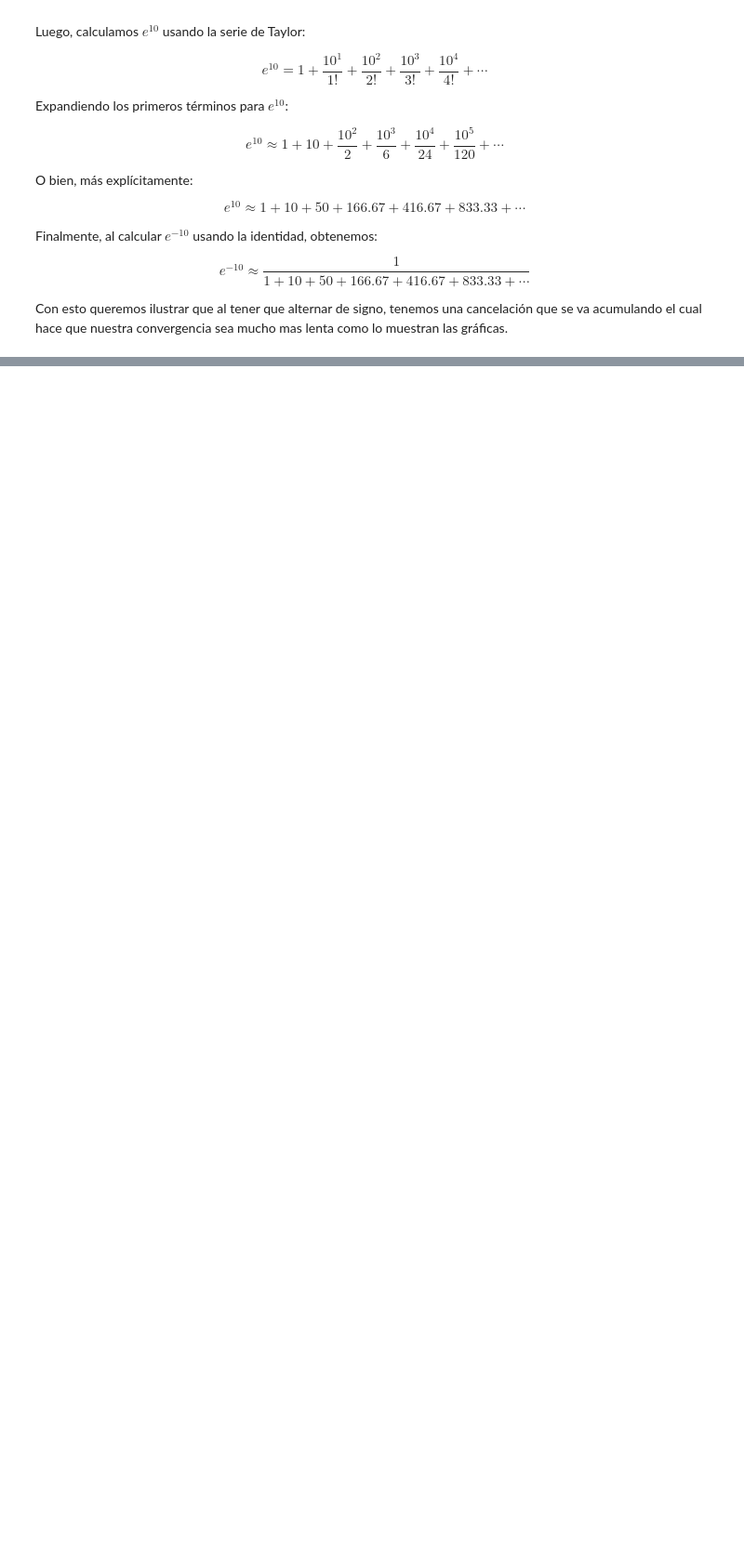
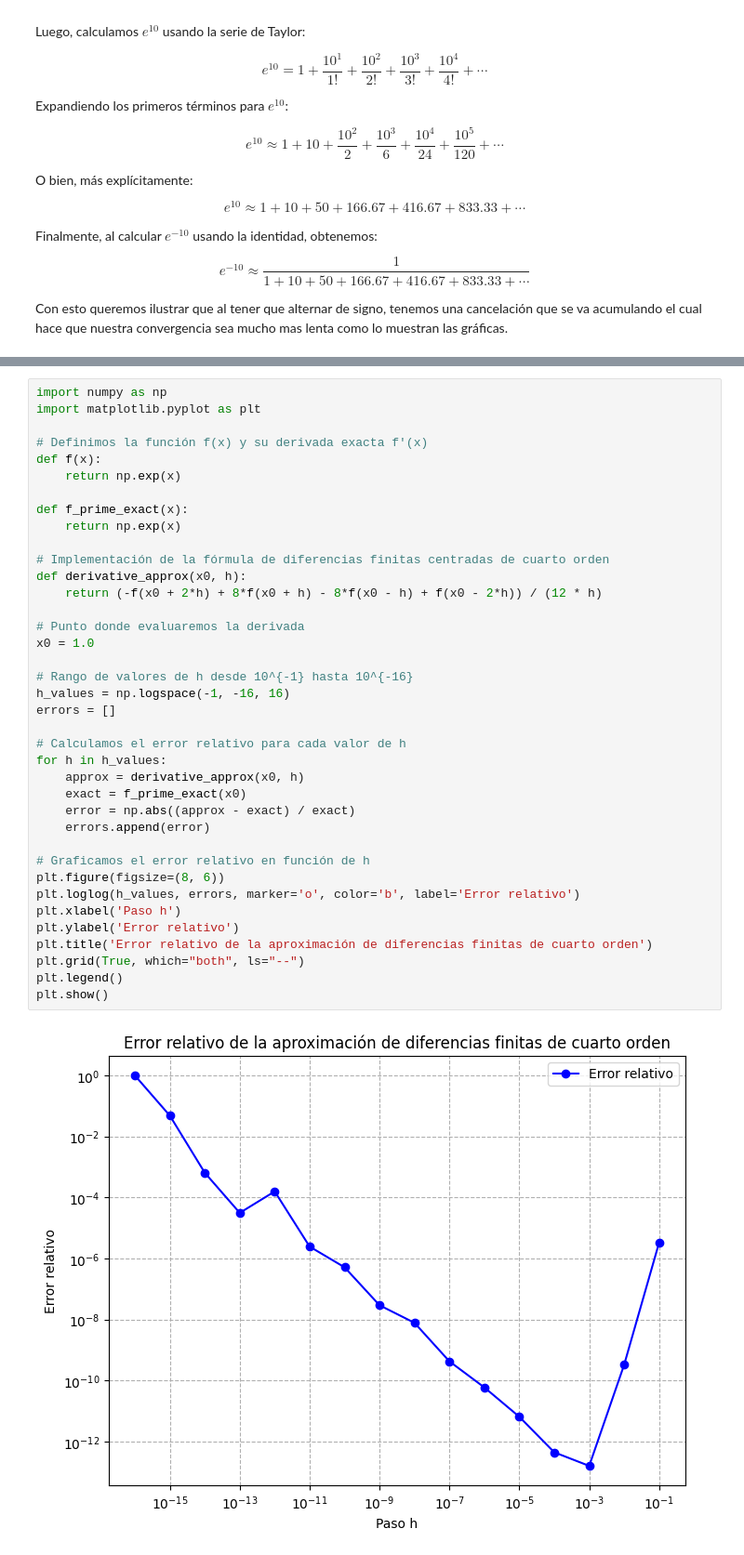
Before and after one commit to Things-I-learn/Analisis-Numerico-2024, a Jupyter notebook: Exponencial_error.ipynb, the cells around one changed output, grey strips where cells are left out. Shown at 93% size. Cells and saved outputs as stored; diff of their text form; blank space fills up the shorter version.

Commit message:
Error en diferencias finitas de cuarto orden

```diff
--- a/Exponencial_error.ipynb
+++ b/Exponencial_error.ipynb
@@ -193,0 +196,40 @@ Con esto queremos ilustrar que al tener que alternar de signo, tenemos una cance
+# %%
+import numpy as np
+import matplotlib.pyplot as plt
+
+# Definimos la función f(x) y su derivada exacta f'(x)
+def f(x):
+    return np.exp(x)
+
+def f_prime_exact(x):
+    return np.exp(x)
+
+# Implementación de la fórmula de diferencias finitas centradas de cuarto orden
+def derivative_approx(x0, h):
+    return (-f(x0 + 2*h) + 8*f(x0 + h) - 8*f(x0 - h) + f(x0 - 2*h)) / (12 * h)
+
+# Punto donde evaluaremos la derivada
+x0 = 1.0
+
+# Rango de valores de h desde 10^{-1} hasta 10^{-16}
+h_values = np.logspace(-1, -16, 16)
+errors = []
+
+# Calculamos el error relativo para cada valor de h
+for h in h_values:
+    approx = derivative_approx(x0, h)
+    exact = f_prime_exact(x0)
+    error = np.abs((approx - exact) / exact)
+    errors.append(error)
+
+# Graficamos el error relativo en función de h
+plt.figure(figsize=(8, 6))
+plt.loglog(h_values, errors, marker='o', color='b', label='Error relativo')
+plt.xlabel('Paso h')
+plt.ylabel('Error relativo')
+plt.title('Error relativo de la aproximación de diferencias finitas de cuarto orden')
+plt.grid(True, which="both", ls="--")
+plt.legend()
+plt.show()
+# %% [output]
+[figure, added]
```
Also changed, not shown: parts of 1 cell of this notebook.
